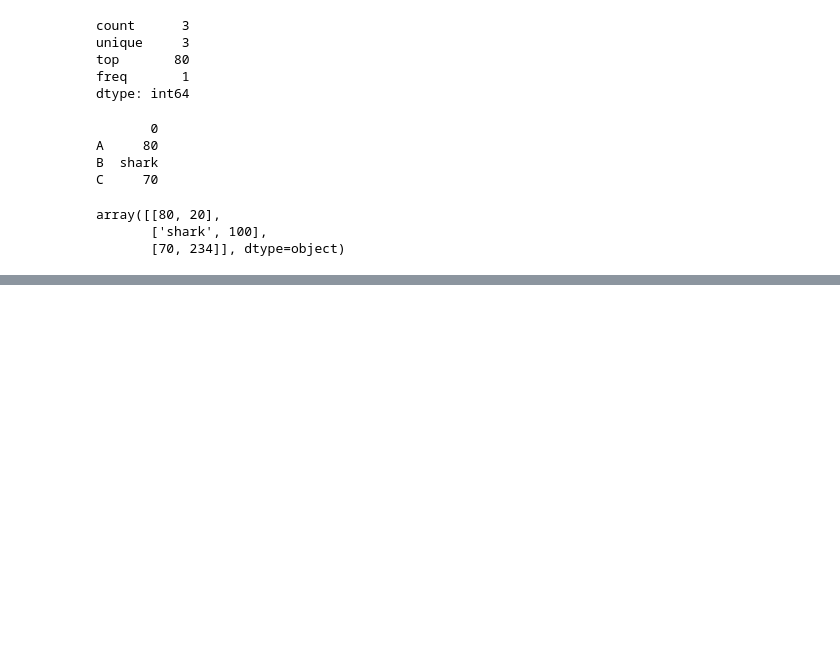
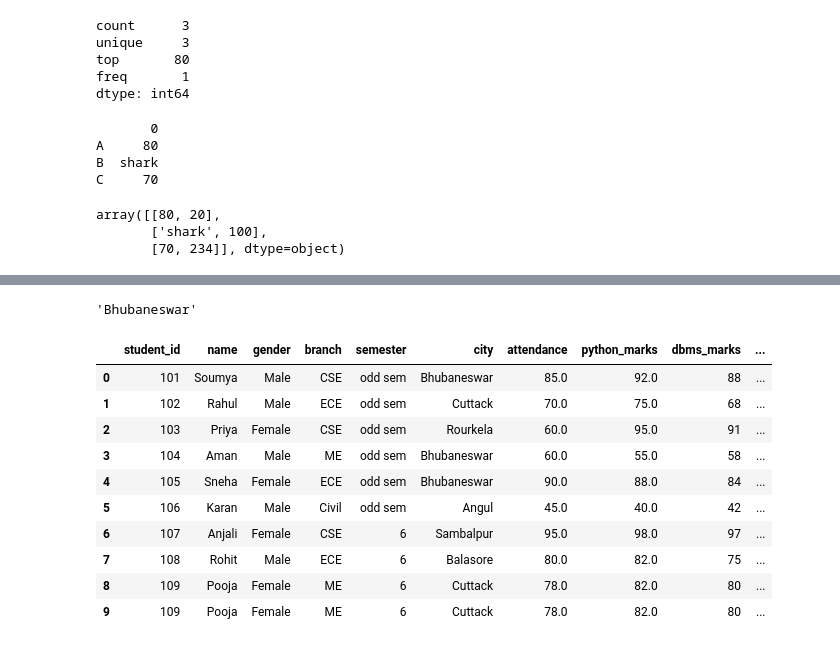
Before and after one commit to soumyaranjan-behera22/ds-learnings, a Jupyter notebook: 04-pandas/practice.ipynb, the cells around one changed output, grey strips where cells are left out. Drawn from its saved outputs; the diff is of its cells as text; code cells hidden in the pictures; blank space fills up the shorter version.

```diff
--- a/04-pandas/practice.ipynb
+++ b/04-pandas/practice.ipynb
@@ -416,0 +820,40 @@ df.drop("branch",axis = 1)
+# %%
+# selection and indexing
+
+data.iloc[0:4]      # inclusive
+data.loc[0:4]       # exclusive
+data.at[0,"city"]        # for a particular cell
+data.iat[0,5]            # only index based
+# %% [output]
+'Bhubaneswar'
+# %%
+# Filtering and function
+
+cities = ["Bhubaneswar", "Cuttuck","Rourkela"]
+data["city"].isin(cities)
+
+
+# data.mask(cond, other=NaN, inplace=False)   # whenever some value is set based on condition to the entire dataq set   this is used
+data["semester"] = data["semester"].mask(data["semester"] == 5,"odd sem")
+# %%
+# missing values functons
+data.isnull()
+data["city"].isnull()
+data["city"].notnull()
+data["city"].fillna("Null")
+# data.dropna()      # delete entire row which contain Nan
+data["city"].dropna()
+data.ffill()  # forward fill
+data.bfill()  #backword fill
+# %% [output]
+|  | student_id | name | gender | branch | semester | city | attendance | python_marks | dbms_marks | ... |
+| 0 | 101 | Soumya | Male | CSE | odd sem | Bhubaneswar | 85.0 | 92.0 | 88 | ... |
+| 1 | 102 | Rahul | Male | ECE | odd sem | Cuttack | 70.0 | 75.0 | 68 | ... |
+| 2 | 103 | Priya | Female | CSE | odd sem | Rourkela | 60.0 | 95.0 | 91 | ... |
+| 3 | 104 | Aman | Male | ME | odd sem | Bhubaneswar | 60.0 | 55.0 | 58 | ... |
+| 4 | 105 | Sneha | Female | ECE | odd sem | Bhubaneswar | 90.0 | 88.0 | 84 | ... |
+| 5 | 106 | Karan | Male | Civil | odd sem | Angul | 45.0 | 40.0 | 42 | ... |
+| 6 | 107 | Anjali | Female | CSE | 6 | Sambalpur | 95.0 | 98.0 | 97 | ... |
+| 7 | 108 | Rohit | Male | ECE | 6 | Balasore | 80.0 | 82.0 | 75 | ... |
+| 8 | 109 | Pooja | Female | ME | 6 | Cuttack | 78.0 | 82.0 | 80 | ... |
+| 9 | 109 | Pooja | Female | ME | 6 | Cuttack | 78.0 | 82.0 | 80 | ... |
```
Also changed, not shown: parts of 29 cells of this notebook.
